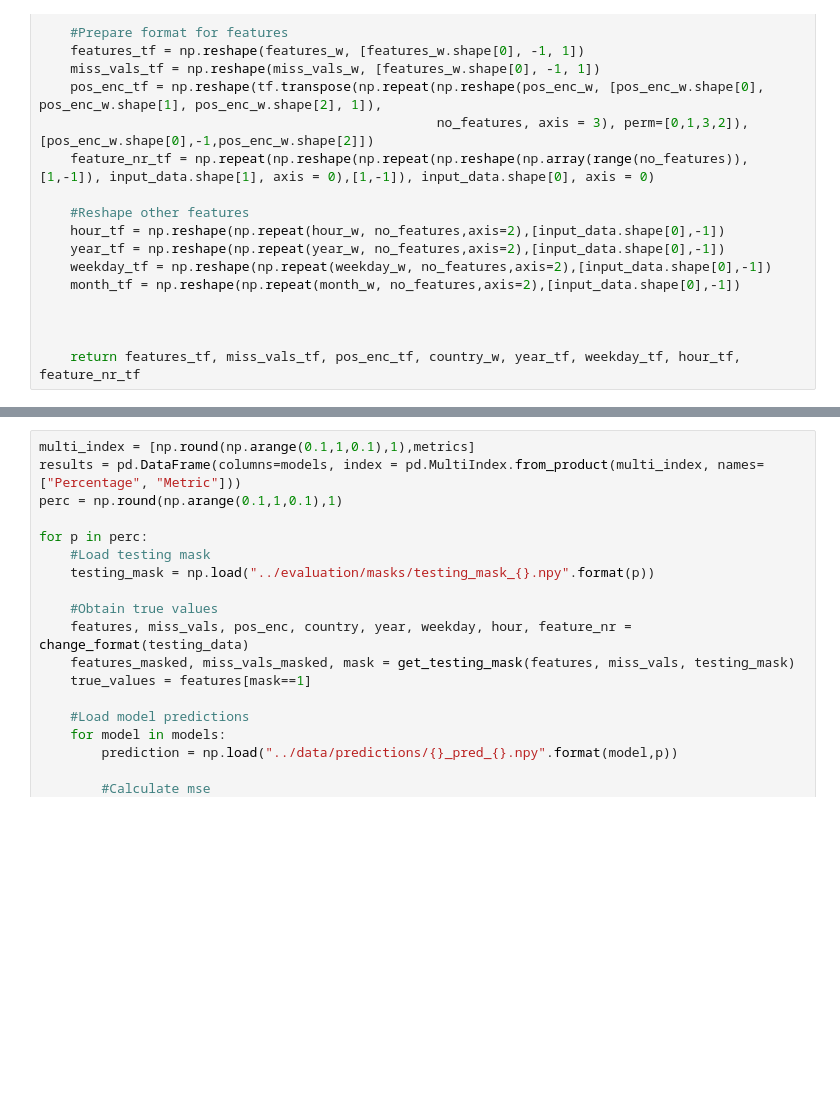
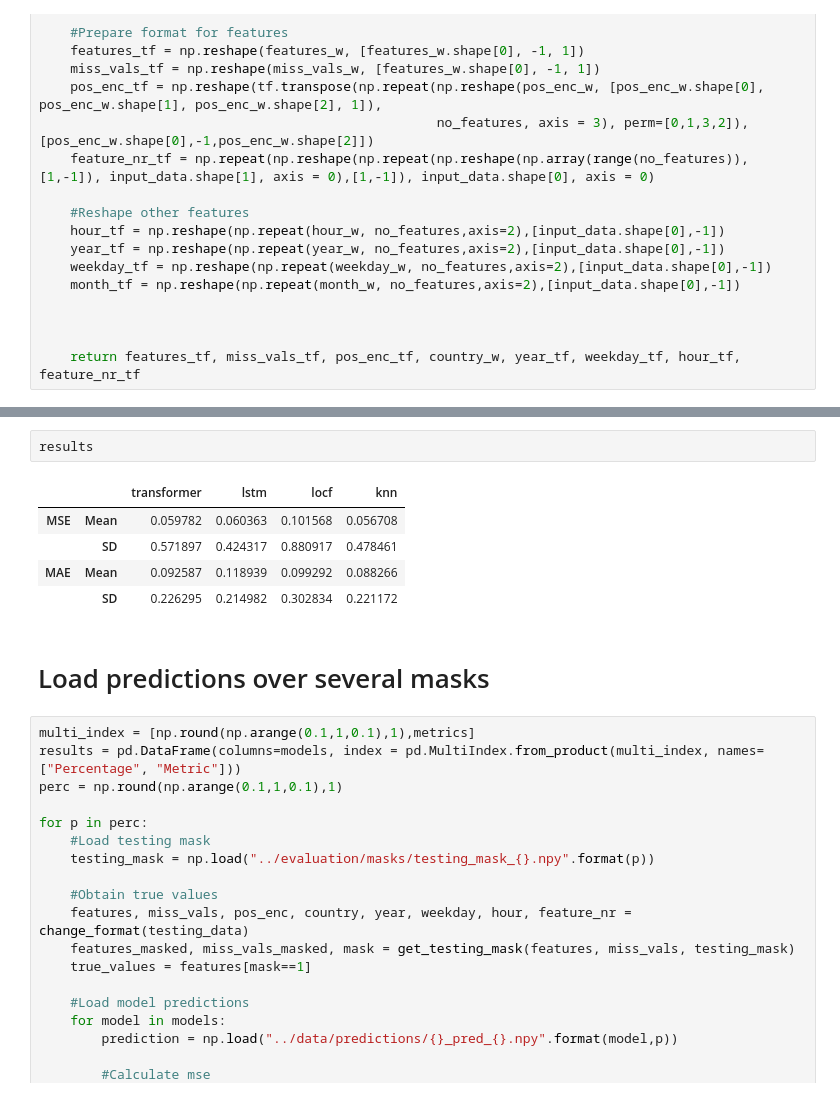
Before and after one commit to cbuelt/transformer-imputing, a Jupyter notebook: evaluation/Evaluation.ipynb, the cells around one changed output, grey strips where cells are left out. Cells and saved outputs as stored; diff of their text form; blank space fills up the shorter version.

```diff
--- a/evaluation/Evaluation.ipynb
+++ b/evaluation/Evaluation.ipynb
@@ -105,3 +131,13 @@ methods = [x+"_pred" for x in ["transformer","lstm", "locf", "knn"]]
+# %%
+results
+# %% [output]
+|  |  | transformer | lstm | locf | knn |
+| MSE | Mean | 0.059782 | 0.060363 | 0.101568 | 0.056708 |
+|  | SD | 0.571897 | 0.424317 | 0.880917 | 0.478461 |
+| MAE | Mean | 0.092587 | 0.118939 | 0.099292 | 0.088266 |
+|  | SD | 0.226295 | 0.214982 | 0.302834 | 0.221172 |
+# %% [markdown]
+# Load predictions over several masks
 # %%
 multi_index = [np.round(np.arange(0.1,1,0.1),1),metrics]
 results = pd.DataFrame(columns=models, index = pd.MultiIndex.from_product(multi_index, names=["Percentage", "Metric"]))
```
Also changed, not shown: parts of 11 cells of this notebook, 33 other files.
